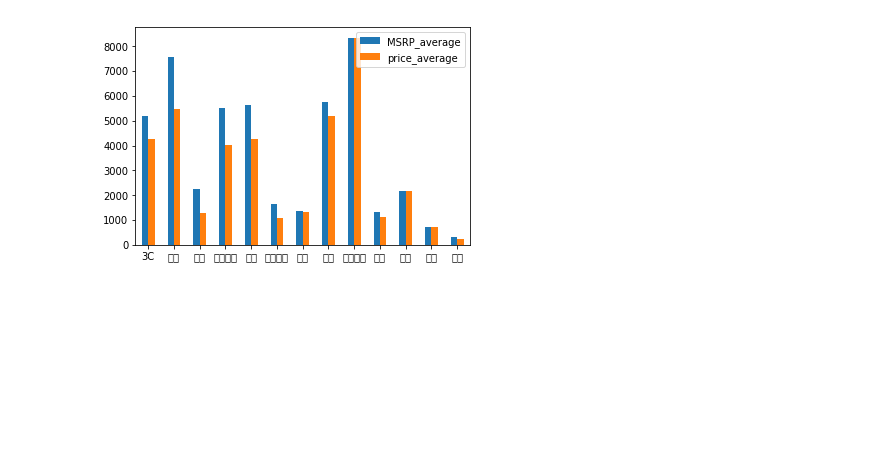
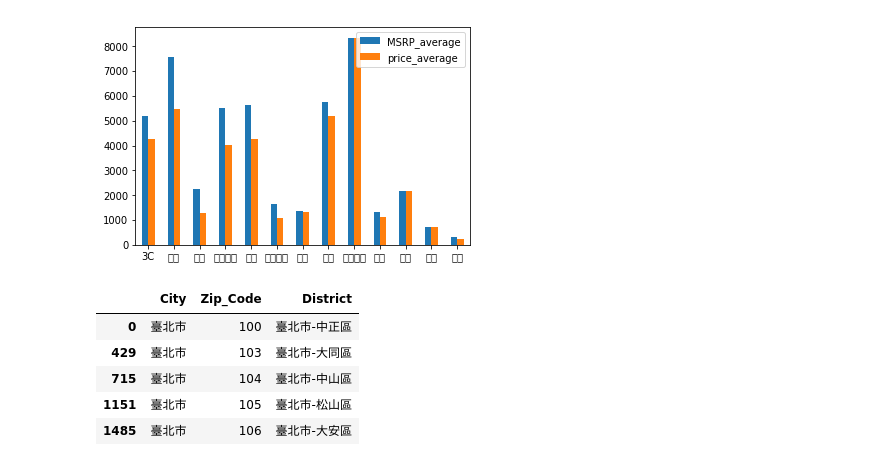
Before and after one commit to Ken0327/DataInnovation, a Jupyter notebook: catogory_pchome.ipynb, the cells around one changed output. Saved outputs shown, nothing was run; the diff lists cells and outputs as text; code cells hidden in the pictures; blank space fills up the shorter version.

```diff
--- a/catogory_pchome.ipynb
+++ b/catogory_pchome.ipynb
@@ -136,3 +166,40 @@ df = pd.DataFrame({'price_average': catogory['price_average'],
 ax = df.plot.bar(rot=0)
 # %% [output]
 [figure]
+# %%
+# Find the customer district by postal
+
+# import taiwan zip data
+
+zip_dir_data = './data/TW'
+zip_path = os.path.join(zip_dir_data, 'zip.csv')
+zip_data = pd.read_csv(zip_path)
+
+
+# filter zip 3+2 to 3
+
+zip3 =[]
+district = []
+for i in zip_data.index:
+    zip3.append(str(zip_data['郵遞區號'][i])[0:3])
+    district.append(zip_data['縣市名稱'][i] + '-' + zip_data['鄉鎮市區'][i])
+
+zip_data['Zip_Code'] = zip3
+zip_data['District'] = district
+
+zip_data = zip_data.drop(columns=['郵遞區號', '鄉鎮市區'])
+zip_data = zip_data.rename(columns={"縣市名稱": "City"})
+zip_city = zip_data.drop(columns=['District'])
+
+# Drop duplicates
+
+zip_data = zip_data.drop_duplicates()
+zip_city = zip_city.drop_duplicates()
+zip_data.head()
+# %% [output]
+|  | City | Zip_Code | District |
+| 0 | 臺北市 | 100 | 臺北市-中正區 |
+| 429 | 臺北市 | 103 | 臺北市-大同區 |
+| 715 | 臺北市 | 104 | 臺北市-中山區 |
+| 1151 | 臺北市 | 105 | 臺北市-松山區 |
+| 1485 | 臺北市 | 106 | 臺北市-大安區 |
```
Also changed, not shown: parts of 6 cells of this notebook.
